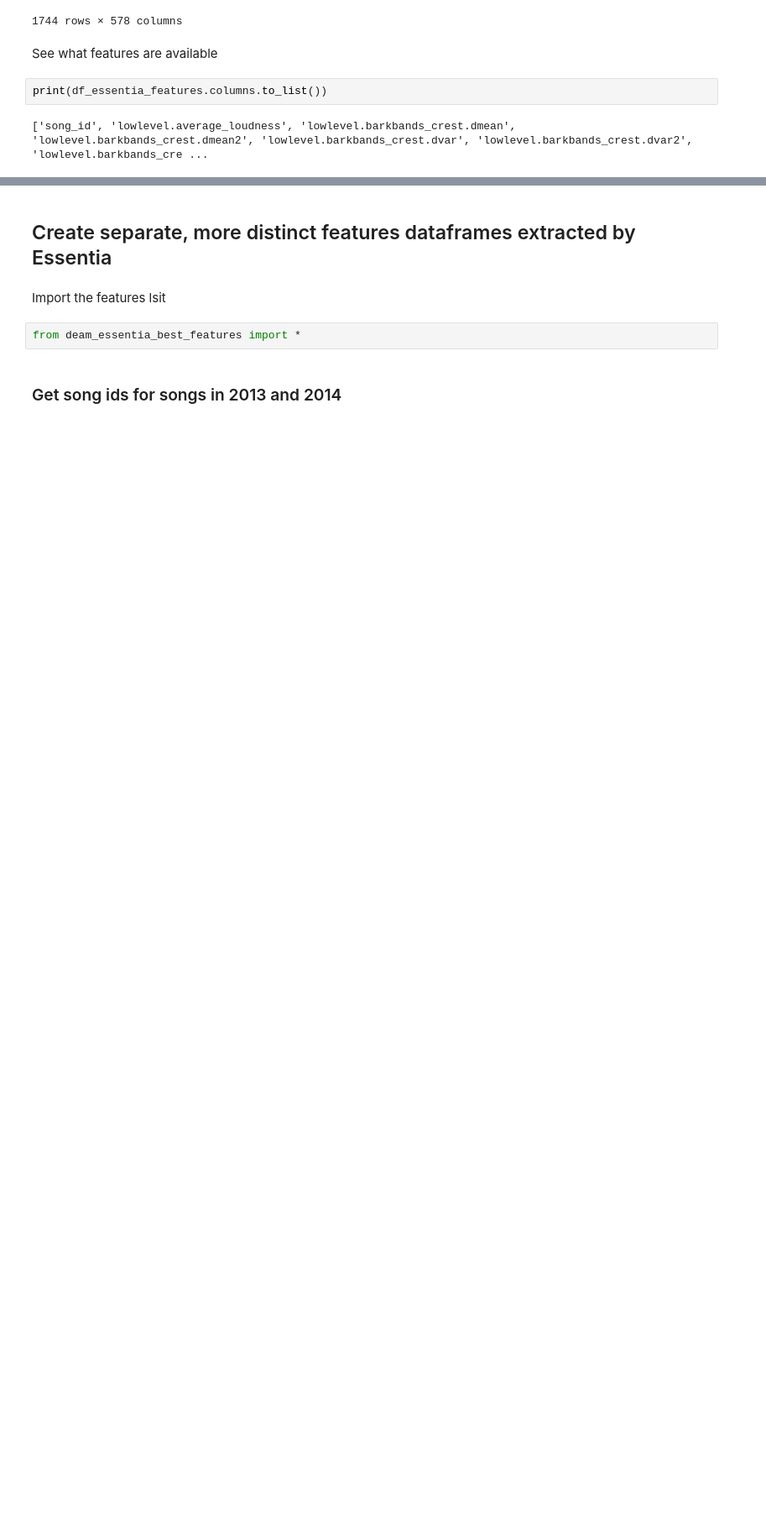
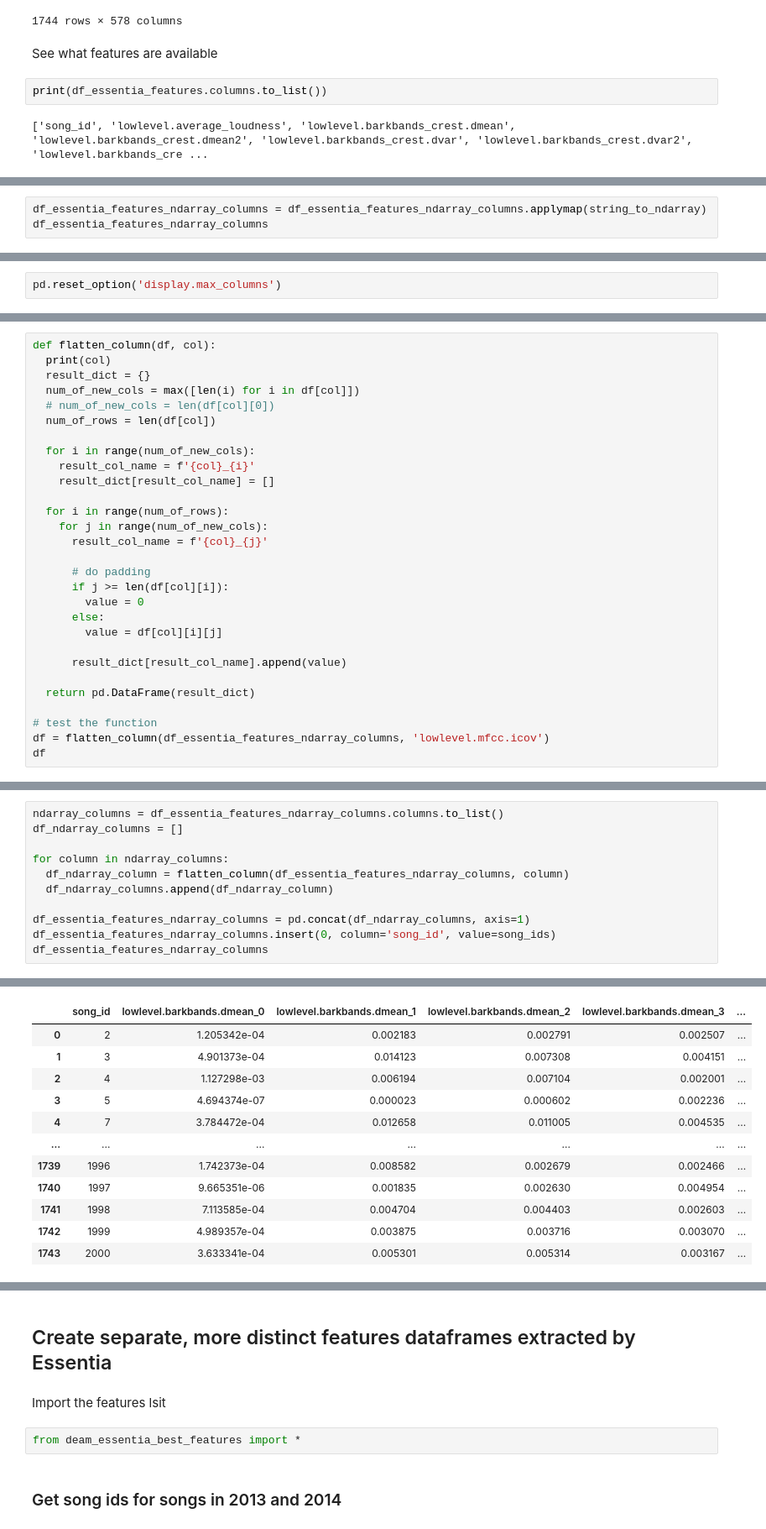
Before and after one commit to Fe-56/CDeeS, a Jupyter notebook: notebooks/deam/deam_preprocessing.ipynb, the cells around one changed output, grey strips where cells are left out. Shown at 84% size. Saved outputs shown, nothing was run; the diff lists cells and outputs as text; blank space fills up the shorter version.

Commit message:
Flatten the essentia features dataset

```diff
--- a/notebooks/deam/deam_preprocessing.ipynb
+++ b/notebooks/deam/deam_preprocessing.ipynb
@@ -200,0 +323,3 @@ print(df_essentia_features.columns.to_list())
+# %%
+df_essentia_features_ndarray_columns = df_essentia_features_ndarray_columns.applymap(string_to_ndarray)
+df_essentia_features_ndarray_columns
@@ -200,0 +363,2 @@ print(df_essentia_features.columns.to_list())
+# %%
+pd.reset_option('display.max_columns')
@@ -200,0 +367,29 @@ print(df_essentia_features.columns.to_list())
+# %%
+def flatten_column(df, col):
+  print(col)
+  result_dict = {}
+  num_of_new_cols = max([len(i) for i in df[col]])
+  # num_of_new_cols = len(df[col][0])
+  num_of_rows = len(df[col])
+
+  for i in range(num_of_new_cols):
+    result_col_name = f'{col}_{i}'
+    result_dict[result_col_name] = []
+
+  for i in range(num_of_rows):
+    for j in range(num_of_new_cols):
+      result_col_name = f'{col}_{j}'
+
+      # do padding
+      if j >= len(df[col][i]):
+        value = 0
+      else:
+        value = df[col][i][j]
+
+      result_dict[result_col_name].append(value)
+
+  return pd.DataFrame(result_dict)
+
+# test the function
+df = flatten_column(df_essentia_features_ndarray_columns, 'lowlevel.mfcc.icov')
+df
@@ -200,0 +413,12 @@ print(df_essentia_features.columns.to_list())
+# %%
+ndarray_columns = df_essentia_features_ndarray_columns.columns.to_list()
+df_ndarray_columns = []
+
+for column in ndarray_columns:
+  df_ndarray_column = flatten_column(df_essentia_features_ndarray_columns, column)
+  df_ndarray_columns.append(df_ndarray_column)
+
+df_essentia_features_ndarray_columns = pd.concat(df_ndarray_columns, axis=1)
+df_essentia_features_ndarray_columns.insert(0, column='song_id', value=song_ids)
+df_essentia_features_ndarray_columns
+# %% [output]
@@ -200,0 +442,12 @@ print(df_essentia_features.columns.to_list())
+|  | song_id | lowlevel.barkbands.dmean_0 | lowlevel.barkbands.dmean_1 | lowlevel.barkbands.dmean_2 | lowlevel.barkbands.dmean_3 | ... |
+| 0 | 2 | 1.205342e-04 | 0.002183 | 0.002791 | 0.002507 | ... |
+| 1 | 3 | 4.901373e-04 | 0.014123 | 0.007308 | 0.004151 | ... |
+| 2 | 4 | 1.127298e-03 | 0.006194 | 0.007104 | 0.002001 | ... |
+| 3 | 5 | 4.694374e-07 | 0.000023 | 0.000602 | 0.002236 | ... |
+| 4 | 7 | 3.784472e-04 | 0.012658 | 0.011005 | 0.004535 | ... |
+| ... | ... | ... | ... | ... | ... | ... |
+| 1739 | 1996 | 1.742373e-04 | 0.008582 | 0.002679 | 0.002466 | ... |
+| 1740 | 1997 | 9.665351e-06 | 0.001835 | 0.002630 | 0.004954 | ... |
+| 1741 | 1998 | 7.113585e-04 | 0.004704 | 0.004403 | 0.002603 | ... |
+| 1742 | 1999 | 4.989357e-04 | 0.003875 | 0.003716 | 0.003070 | ... |
+| 1743 | 2000 | 3.633341e-04 | 0.005301 | 0.005314 | 0.003167 | ... |
```
Also changed, not shown: parts of 46 cells of this notebook.
